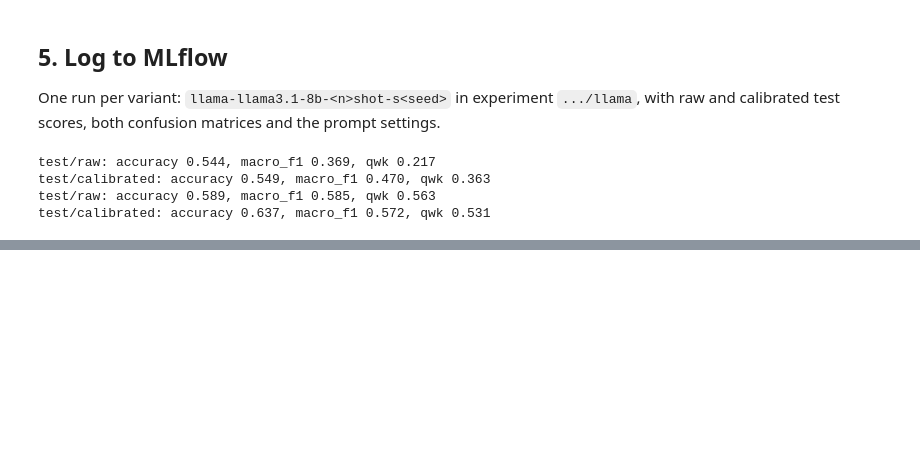
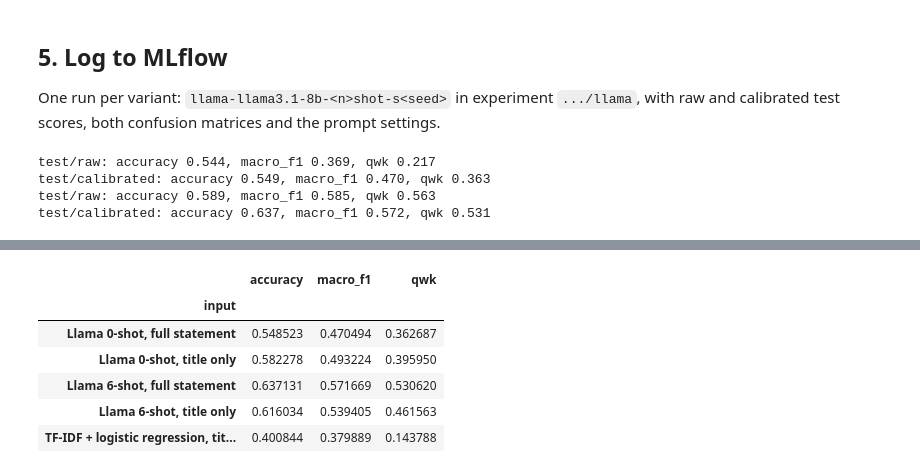
Before and after one commit to jurajtrappl/leetcode-difficulty-estimator, a Jupyter notebook: llama_few_shot.ipynb, the cells around one changed output, grey strips where cells are left out. Saved outputs shown, nothing was run; the diff lists cells and outputs as text; code cells hidden in the pictures; blank space fills up the shorter version.

```diff
--- a/llama_few_shot.ipynb
+++ b/llama_few_shot.ipynb
@@ -284,0 +382,75 @@ test/calibrated: accuracy 0.637, macro_f1 0.572, qwk 0.531
+# %%
+titles = [re.sub(r"\b(Ii|Iii|Iv|Vi|Vii)\b", lambda m: m.group(0).upper(), s.replace("-", " ").title()) for s in slugs]
+
+
+@contextmanager
+def title_mode():
+    # while active, the prompt examples and the question are titles only (messages()/user_turn() read these globals)
+    global problems, user_turn
+    saved = problems, user_turn
+    problems = titles
+    user_turn = lambda title: {"role": "user", "content": f"Problem title: {title}\n\nDifficulty?"}
+    try:
+        yield
+    finally:
+        problems, user_turn = saved
+
+
+def cached_probs(path, keys, items, k, as_title, desc):
+    # probabilities for items[i] (keyed by keys[i]); results are appended to `path`, so a stopped run resumes
+    done = {}
+    if path.exists():
+        for line in open(path):
+            r = json.loads(line); done[r["slug"]] = r
+    todo = [i for i in range(len(keys)) if str(keys[i]) not in done]
+    if todo:
+        with (title_mode() if as_title else nullcontext()):
+            scorer = DifficultyScorer(k)
+            with open(path, "a") as f:
+                for i in tqdm(todo, desc=desc):
+                    p, mass = scorer(items[i])
+                    r = {"slug": str(keys[i]), "p": p.tolist(), "label_mass": mass}
+                    done[r["slug"]] = r
+                    f.write(json.dumps(r) + "\n")
+    a = np.array([done[str(key)]["p"] for key in keys])
+    return a / a.sum(1, keepdims=True)
+
+
+def score_titles(k):
+    # calibration + test problems, titles only; separate cache file
+    idx = np.concatenate([calib_idx, test_idx])
+    P = cached_probs(OUT / f"{MODEL_NAME}_{3 * k}shot_titles.jsonl", slugs[idx], [titles[i] for i in idx],
+                     k, as_title=True, desc=f"{3 * k}-shot, titles only")
+    return P[:len(calib_idx)], P[len(calib_idx):]
+
+
+title_rows = []
+for k in SHOTS_PER_CLASS:
+    P_calib_full, P_test_full, _ = scores[k]
+    cal_full, _, _ = fit_temp_bias(P_calib_full, y_calib)
+    P_calib_t, P_test_t = score_titles(k)
+    cal_t, _, _ = fit_temp_bias(P_calib_t, y_calib)
+    title_rows.append({"input": f"Llama {3 * k}-shot, full statement",
+                       **report(y_test, cal_full(P_test_full).argmax(1), name=f"{3 * k}-shot full")})
+    title_rows.append({"input": f"Llama {3 * k}-shot, title only",
+                       **report(y_test, cal_t(P_test_t).argmax(1), name=f"{3 * k}-shot title")})
+
+# control: a model that can only use the words of the title, no memory of LeetCode
+title_arr = np.array(titles)
+tfidf_titles = make_pipeline(TfidfVectorizer(ngram_range=(1, 2), sublinear_tf=True),
+                             LogisticRegression(class_weight="balanced", max_iter=2000))
+tfidf_titles.fit(title_arr[train_idx], y[train_idx])
+title_rows.append({"input": "TF-IDF + logistic regression, title only (no memory)",
+                   **report(y_test, tfidf_titles.predict(title_arr[test_idx]), name="TF-IDF title")})
+
+contamination = pd.DataFrame(title_rows).set_index("input")
+contamination.to_csv(CFG.results_dir / f"{MODEL_NAME}_title_check.csv", float_format="%.4f")
+
+with start_run("llama", MODEL_NAME, "title-check", job_type="eval", config={
+        "model": MODEL, "question": "difficulty from the problem title alone"}) as run:
+    for name, r in contamination.iterrows():
+        run.summary.update({f"{name}/{key}": float(v) for key, v in r.items()})
+
+print("\nalways Medium: macro-F1 0.225, QWK 0.00")
+contamination
+# %% [output]
@@ -284,0 +464,7 @@ test/calibrated: accuracy 0.637, macro_f1 0.572, qwk 0.531
+|  | accuracy | macro_f1 | qwk |
+| input |  |  |  |
+| Llama 0-shot, full statement | 0.548523 | 0.470494 | 0.362687 |
+| Llama 0-shot, title only | 0.582278 | 0.493224 | 0.395950 |
+| Llama 6-shot, full statement | 0.637131 | 0.571669 | 0.530620 |
+| Llama 6-shot, title only | 0.616034 | 0.539405 | 0.461563 |
+| TF-IDF + logistic regression, tit... | 0.400844 | 0.379889 | 0.143788 |
```
Also changed, not shown: parts of 10 cells of this notebook, 8 other files.
